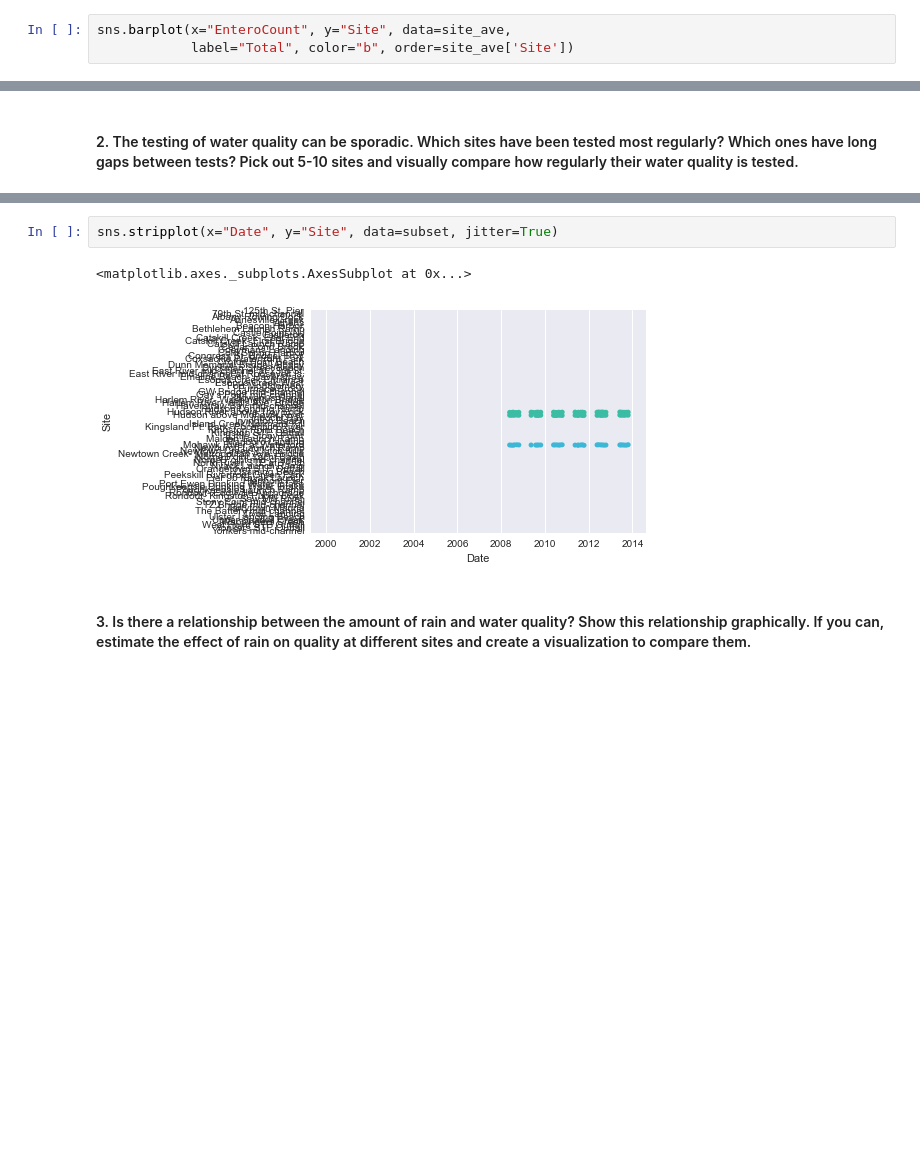
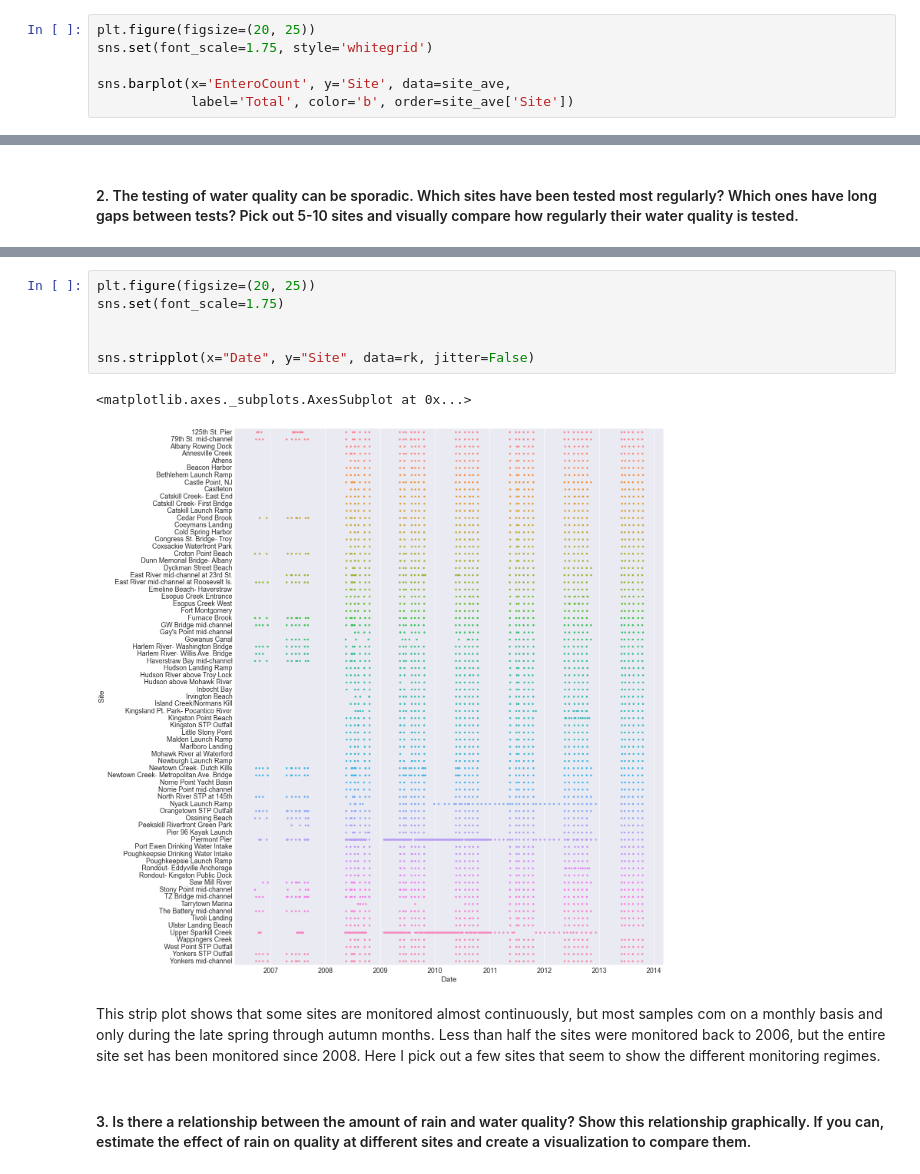
Before and after one commit to jhamski/IS608-DataVisualization-Assignments-Spring2016, a Jupyter notebook: Assignment 4/JamesHamski_assignment_4.ipynb, the cells around one changed output, grey strips where cells are left out. Cells and saved outputs as stored; diff of their text form; blank space fills up the shorter version.

```diff
--- a/Assignment 4/JamesHamski_assignment_4.ipynb
+++ b/Assignment 4/JamesHamski_assignment_4.ipynb
@@ -95,5 +97,8 @@ site_ave.head()
 # %%
-sns.barplot(x="EnteroCount", y="Site", data=site_ave,
-            label="Total", color="b", order=site_ave['Site'])
+plt.figure(figsize=(20, 25))
+sns.set(font_scale=1.75, style='whitegrid')
+
+sns.barplot(x='EnteroCount', y='Site', data=site_ave,
+            label='Total', color='b', order=site_ave['Site'])
 # %% [output]
 <matplotlib.axes._subplots.AxesSubplot at 0x...>
@@ -120,7 +116,13 @@ Categories (3, object): [Hudson above Mohawk River, Mohawk River at Waterford, H
 # %%
-sns.stripplot(x="Date", y="Site", data=subset, jitter=True)
+plt.figure(figsize=(20, 25))
+sns.set(font_scale=1.75)
+
+
+sns.stripplot(x="Date", y="Site", data=rk, jitter=False)
 # %% [output]
 <matplotlib.axes._subplots.AxesSubplot at 0x...>
-[figure, old version]
+[figure, new version]
+# %% [markdown]
+This strip plot shows that some sites are monitored almost continuously, but most samples com on a monthly basis and only during the late spring through autumn months. Less than half the sites were monitored back to 2006, but the entire site set has been monitored since 2008. Here I pick out a few sites that seem to show the different monitoring regimes.
 # %% [markdown]
 #### 3. Is there a relationship between the amount of rain and water quality?  Show this relationship graphically. If you can, estimate the effect of rain on quality at different sites and create a visualization to compare them.
```
Also changed, not shown: parts of 15 cells of this notebook.
